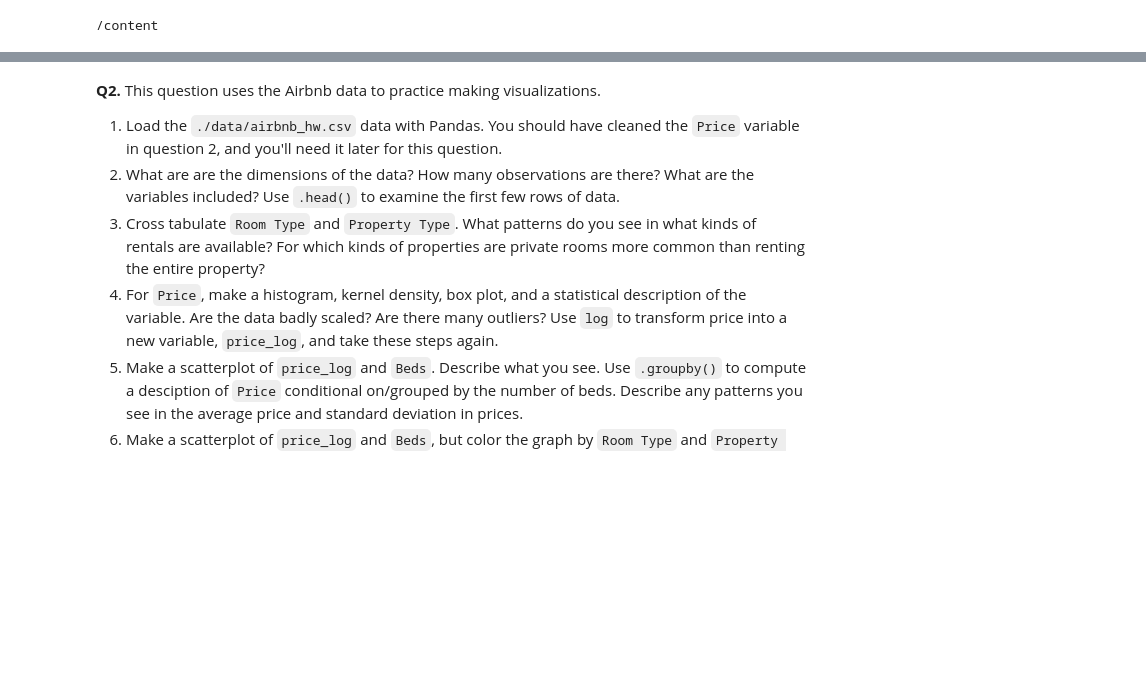
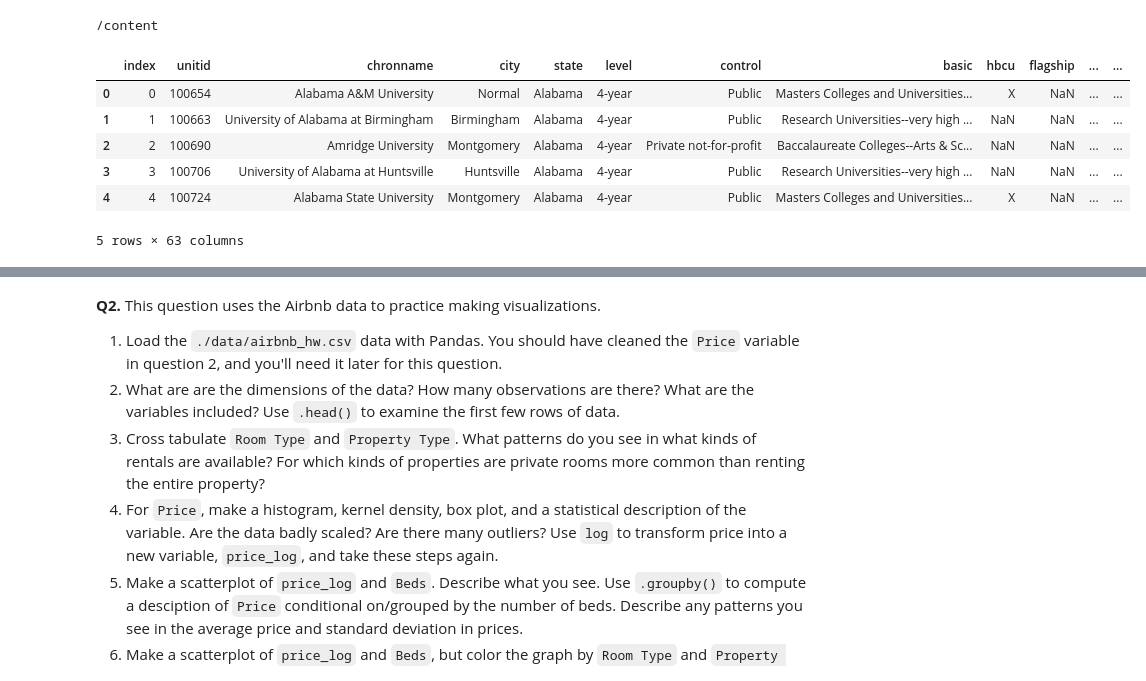
Before and after one commit to Catherine-Nguyen88/visualization, a Jupyter notebook: assignment/assignment.ipynb, the cells around one changed output, grey strips where cells are left out. Drawn from its saved outputs; the diff is of its cells as text; code cells hidden in the pictures; blank space fills up the shorter version.

```diff
--- a/assignment/assignment.ipynb
+++ b/assignment/assignment.ipynb
@@ -33,3 +33,15 @@ print(os.getcwd())
 # /content/visualization/assignment/data/college_completion.csv
 import pandas as pd
 college = pd.read_csv('/content/visualization/assignment/data/college_completion.csv')
+# %%
+#2
+college.shape # 3798 observations (rows) and 63 variables (columns)
+college.head()
+# %% [output]
+|  | index | unitid | chronname | city | state | level | control | basic | hbcu | flagship | ... | ... |
+| 0 | 0 | 100654 | Alabama A&M University | Normal | Alabama | 4-year | Public | Masters Colleges and Universities... | X | NaN | ... | ... |
+| 1 | 1 | 100663 | University of Alabama at Birmingham | Birmingham | Alabama | 4-year | Public | Research Universities--very high ... | NaN | NaN | ... | ... |
+| 2 | 2 | 100690 | Amridge University | Montgomery | Alabama | 4-year | Private not-for-profit | Baccalaureate Colleges--Arts & Sc... | NaN | NaN | ... | ... |
+| 3 | 3 | 100706 | University of Alabama at Huntsville | Huntsville | Alabama | 4-year | Public | Research Universities--very high ... | NaN | NaN | ... | ... |
+| 4 | 4 | 100724 | Alabama State University | Montgomery | Alabama | 4-year | Public | Masters Colleges and Universities... | X | NaN | ... | ... |
+5 rows × 63 columns
```
Also changed, not shown: parts of 8 cells of this notebook.
